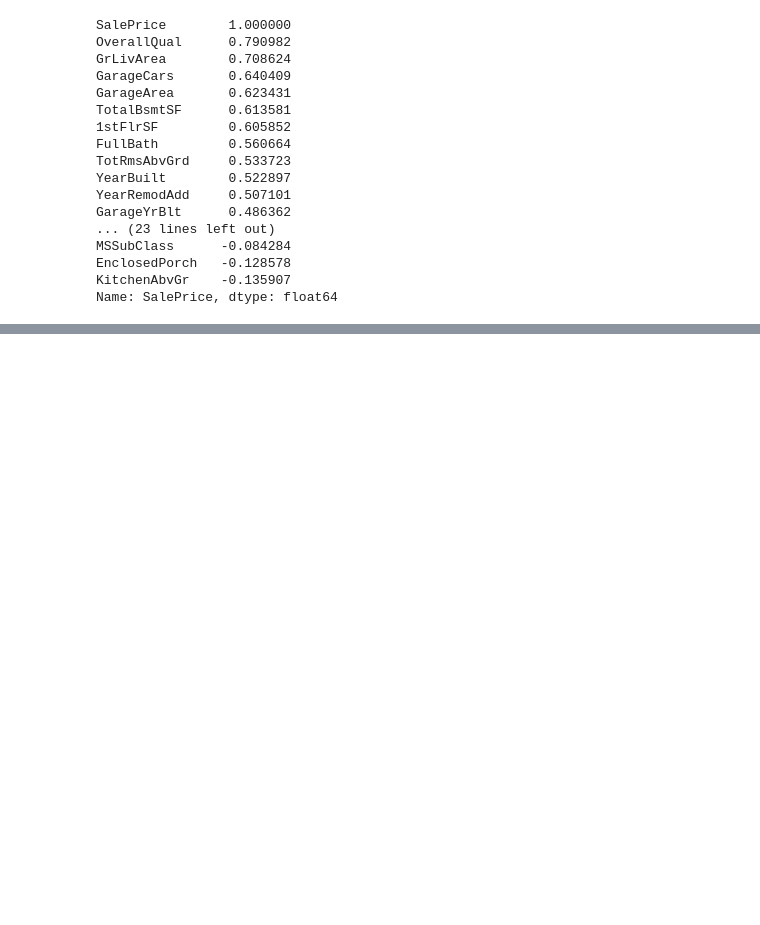
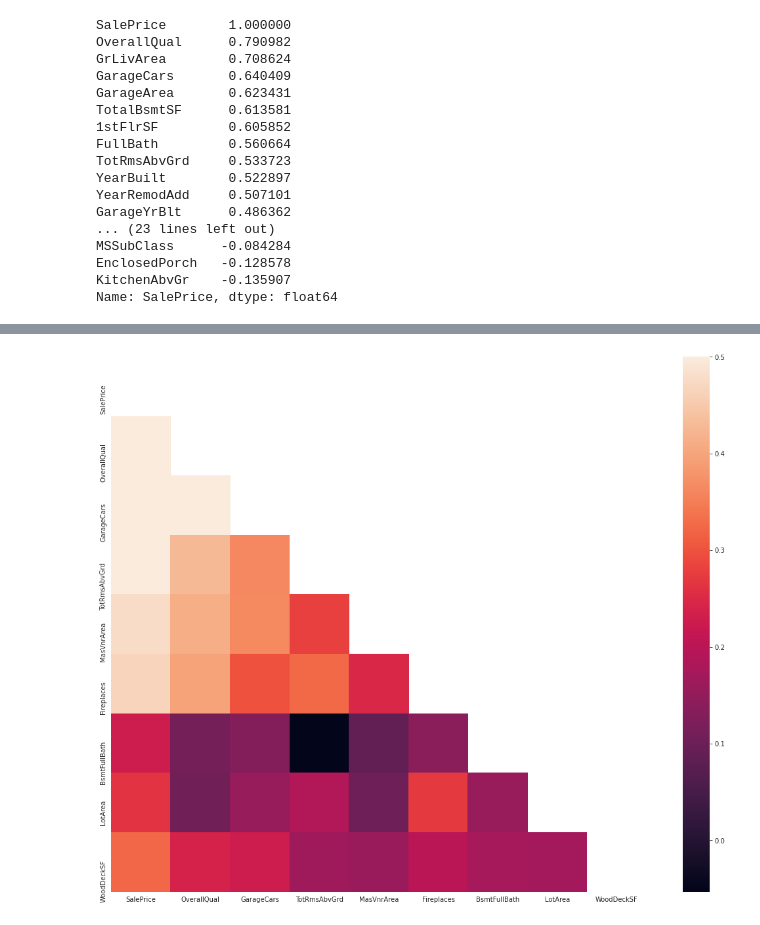
Before and after one commit to FelipeAvila2/ML-House-prices-Advanced-Regression, a Jupyter notebook: main.ipynb, the cells around one changed output, grey strips where cells are left out. Drawn from its saved outputs; the diff is of its cells as text; code cells hidden in the pictures; blank space fills up the shorter version.

```diff
--- a/main.ipynb
+++ b/main.ipynb
@@ -168,0 +205,12 @@ Name: SalePrice, dtype: float64
+# %%
+# lets get more features, that are less correlated but still are able to give information
+
+corr = data[['SalePrice', 'OverallQual', 'GarageCars','TotRmsAbvGrd','MasVnrArea', 'Fireplaces', 'BsmtFullBath', 'LotArea' ,'WoodDeckSF']].corr()
+
+mask = np.zeros_like(corr)
+mask[np.triu_indices_from(mask)] = True
+with sns.axes_style("white"):
+    f, ax = plt.subplots(figsize=(20, 15))
+    ax = sns.heatmap(corr, mask=mask, vmax=.5, square=True)
+# %% [output]
+[figure, added]
```
Also changed, not shown: parts of 43 cells of this notebook.
